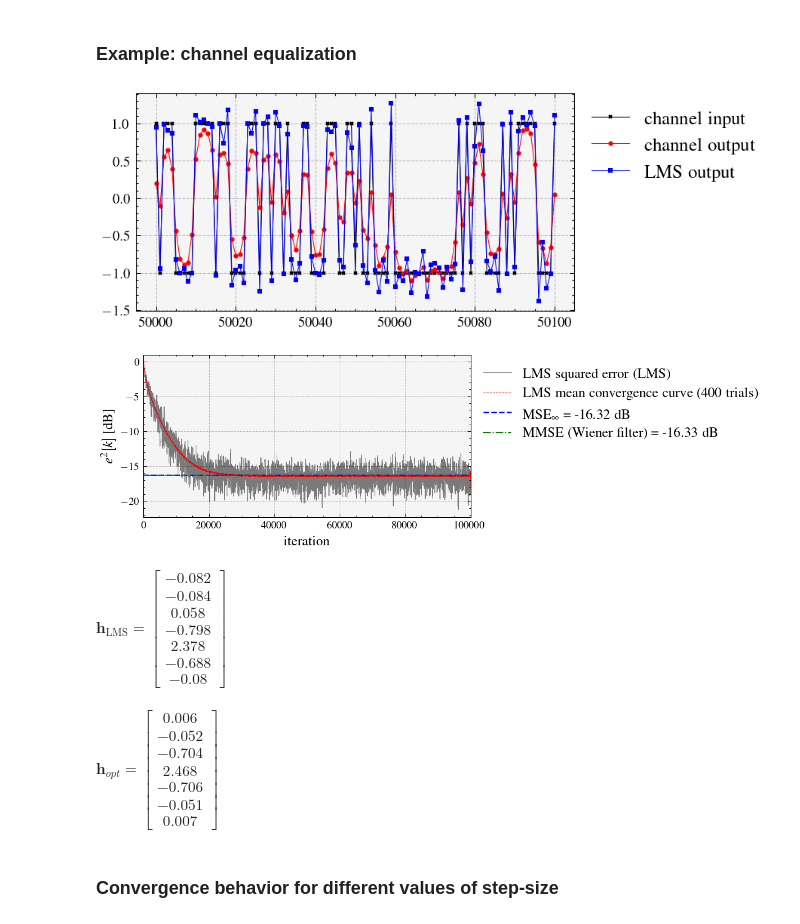
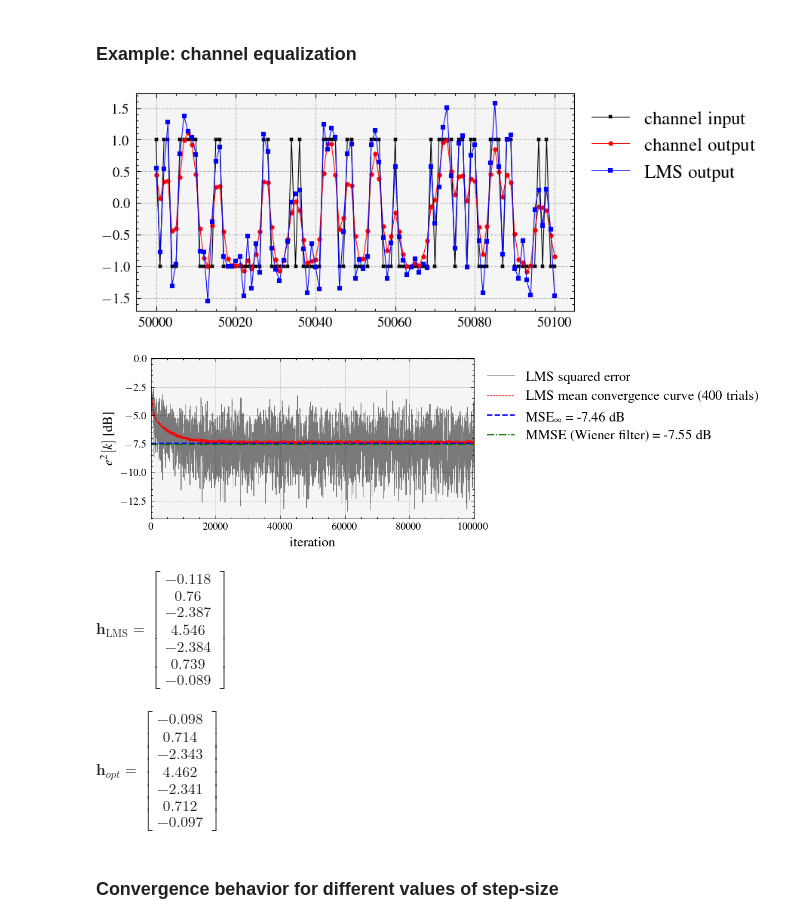
Before and after one commit to edsonportosilva/AdaptiveSignalProcessing, a Jupyter notebook: notebooks/4. The Wiener filter and the LMS algorithm.ipynb, the cells around one changed output. Saved outputs shown, nothing was run; the diff lists cells and outputs as text; code cells hidden in the pictures.

```diff
--- a/notebooks/4. The Wiener filter and the LMS algorithm.ipynb
+++ b/notebooks/4. The Wiener filter and the LMS algorithm.ipynb
@@ -288,7 +288,7 @@ x = 2*np.random.randint(0, 2, nsamples)-1
 # Define impulse response of the system
 Ncoefs = 7
 u = np.arange(-Ncoefs//2+1, Ncoefs//2+1)
-g = np.exp(-np.abs(u))
+g = np.exp(-np.abs(0.75*u)**2)
 g = g/np.sum(g)
 
 # Convolve input signal with system's impulse response
@@ -466,7 +466,7 @@ ntrials = 400
 for iter in range(400):
     nsamples = 100000
     σ2 = 0.0025 # noise variance
-    μ = 5e-5
+    μ = 1e-4
     Ntaps = 7
 
     # Define input signal to the system
@@ -475,7 +475,7 @@ for iter in range(400):
     # Define impulse response of the system
     Ncoefs = 7
     u = np.arange(-Ncoefs//2+1, Ncoefs//2+1)
-    g = np.exp(-np.abs(u))
+    g = np.exp(-np.abs(0.75*u)**2)
     g = g/np.sum(g)
 
     # Convolve input signal with system's impulse response
@@ -536,14 +536,14 @@ plt.plot(ind,out[ind],'-sb', label='LMS output')
 plt.legend(bbox_to_anchor=(1, 1));
 plt.grid()
 # %% [output]
-[figure, old version]
+[figure, new version]
 # %%
 squaredError = 0
 ntrials = 400
 for iter in range(400):
     nsamples = 100000
     σ2 = 0.0025 # noise variance
-    μ = 1e-3
+    μ = 1e-2
     Ntaps = 7
 
     # Define input signal to the system
@@ -552,7 +552,7 @@ for iter in range(400):
     # Define impulse response of the system
     Ncoefs = 7
     u = np.arange(-Ncoefs//2+1, Ncoefs//2+1)
-    g = np.exp(-np.abs(u))
+    g = np.exp(-np.abs(0.75*u)**2)
     g = g/np.sum(g)
 
     # Convolve input signal with system's impulse response
@@ -563,7 +563,7 @@ for iter in range(400):
     y += n
 
     # Perform system identification using the LMS algorithm
-    y_ = np.roll(y, -Ncoefs//2) # remove input-output delay
+    y_ = np.roll(y, -Ncoefs//2+1) # remove input-output delay
     out, h, squaredError_, H = lms(y_, x, Ntaps, μ)
     squaredError += squaredError_
 
@@ -571,30 +571,30 @@ squaredError = squaredError / 400
 # %%
 average_window_len = 50
 error_dB_trial = 10*np.log10(np.convolve(squaredError_,np.ones(average_window_len)/average_window_len, 'same'))
 error_dB = 10*np.log10(np.convolve(squaredError,np.ones(average_window_len)/average_window_len, 'same'))
 emse = mmse_ch_eq*np.sum(μ*eigenvalues_eq/(1 - μ*eigenvalues_eq)) # Calcula o EMSE para o valor atual de μ
 mse_final = 10*np.log10(mmse_ch_eq + emse)  # Calcula o MSE final (MMSE + EMSE) para o valor atual de μ
 
-plt.plot(error_dB_trial, label='LMS squared error (LMS)', alpha=0.5)
+plt.plot(error_dB_trial, label='LMS squared error', alpha=0.5)
 plt.plot(error_dB, label=f'LMS mean convergence curve ({ntrials} trials)')
 plt.plot(mse_final*np.ones(len(error_dB)),'--', linewidth=1.25, label=f'MSE$_\\infty$ = {mse_final:.2f} dB')
 plt.plot(10*np.log10(mmse_ch_eq)*np.ones(len(error_dB)), linewidth=1, label='MMSE (Wiener filter) = ' + f'{10*np.log10(mmse_ch_eq):.2f} dB')
 plt.xlim(0,len(error_dB))
 #plt.ylim(-15, 5)
 plt.xlabel('iteration')
 plt.ylabel('$e^2[k]$ [dB]')
 plt.legend(bbox_to_anchor=(1, 1));
 plt.grid();
 # %% [output]
-[figure, old version]
+[figure, new version]
 # %%
 symdisp('\\boldsymbol{h}_{\\mathrm{LMS}} = ', sp.Matrix(h), numDig=3)
 # %% [output]
-$\displaystyle \boldsymbol{h}_{\mathrm{LMS}} = \left[\begin{matrix}-0.082\\-0.084\\0.058\\-0.798\\2.378\\-0.688\\-0.08\end{matrix}\right]\;\mathrm{ }$
+$\displaystyle \boldsymbol{h}_{\mathrm{LMS}} = \left[\begin{matrix}-0.118\\0.76\\-2.387\\4.546\\-2.384\\0.739\\-0.089\end{matrix}\right]\;\mathrm{ }$
 # %%
 symdisp('\\boldsymbol{h}_{opt} = ', sp.Matrix(h_opt), numDig=3)
 # %% [output]
-$\displaystyle \boldsymbol{h}_{opt} = \left[\begin{matrix}0.006\\-0.052\\-0.704\\2.468\\-0.706\\-0.051\\0.007\end{matrix}\right]\;\mathrm{ }$
+$\displaystyle \boldsymbol{h}_{opt} = \left[\begin{matrix}-0.098\\0.714\\-2.343\\4.462\\-2.341\\0.712\\-0.097\end{matrix}\right]\;\mathrm{ }$
 # %% [markdown]
 ### Convergence behavior for different values of step-size
 # %%
```
Also changed, not shown: parts of 17 cells of this notebook.
